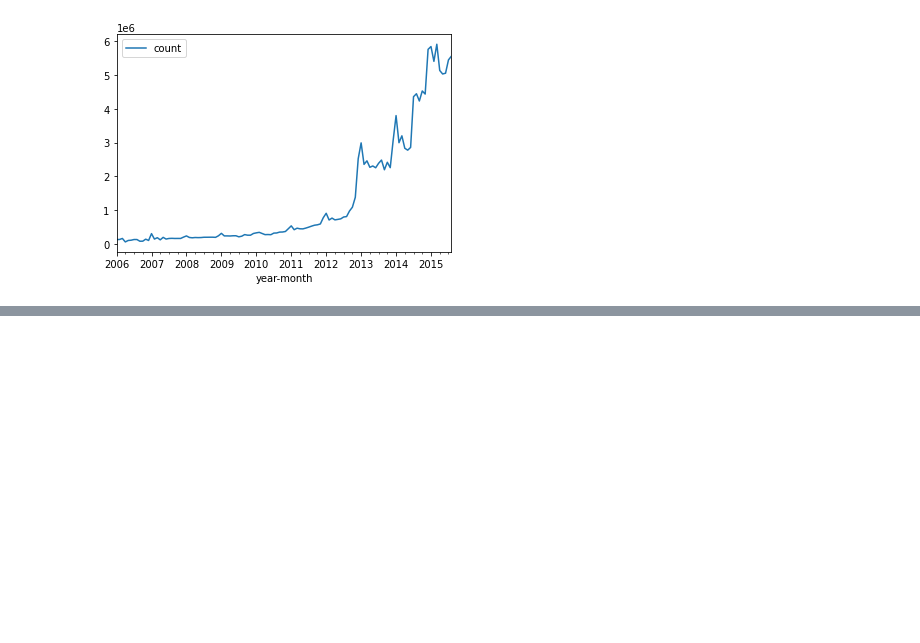
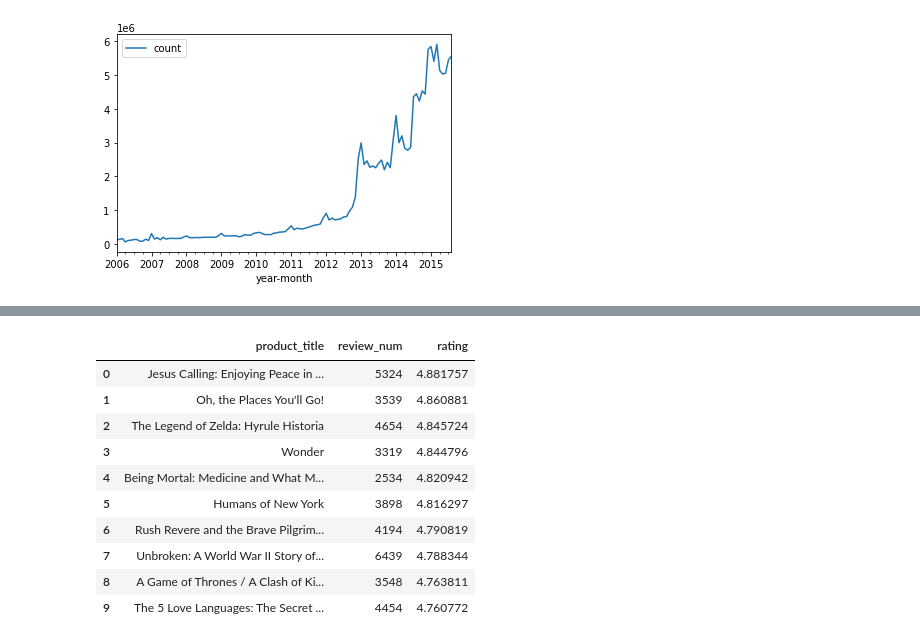
Before and after one commit to Jaycee-Hu/ANLY-502, a Jupyter notebook: project v2.ipynb, the cells around one changed output, grey strips where cells are left out. Cells and saved outputs as stored; diff of their text form; code cells hidden in the pictures; blank space fills up the shorter version.

```diff
--- a/project v2.ipynb
+++ b/project v2.ipynb
@@ -192,0 +388,27 @@ top10_category_review.plot(kind='bar',x='product_category',y='count')
+# %%
+# Select top rated books with top100 review amount
+spark.sql(
+    """SELECT t1.product_title, t1.review_num, t2.rating
+FROM
+    (select product_title, count(*) as review_num from ustbl
+    where product_category = 'Books' and year > 2005
+    group by product_title
+    order by review_num DESC
+    limit 100) t1
+LEFT JOIN
+    (select product_title, avg(star_rating) as rating from ustbl
+    group by product_title) t2
+ON (t1.product_title = t2.product_title)
+ORDER BY t2.rating DESC, t1.review_num DESC LIMIT 10""").toPandas()
+# %% [output]
+|  | product_title | review_num | rating |
+| 0 | Jesus Calling: Enjoying Peace in ... | 5324 | 4.881757 |
+| 1 | Oh, the Places You'll Go! | 3539 | 4.860881 |
+| 2 | The Legend of Zelda: Hyrule Historia | 4654 | 4.845724 |
+| 3 | Wonder | 3319 | 4.844796 |
+| 4 | Being Mortal: Medicine and What M... | 2534 | 4.820942 |
+| 5 | Humans of New York | 3898 | 4.816297 |
+| 6 | Rush Revere and the Brave Pilgrim... | 4194 | 4.790819 |
+| 7 | Unbroken: A World War II Story of... | 6439 | 4.788344 |
+| 8 | A Game of Thrones / A Clash of Ki... | 3548 | 4.763811 |
+| 9 | The 5 Love Languages: The Secret ... | 4454 | 4.760772 |
```
Also changed, not shown: parts of 73 cells of this notebook.
